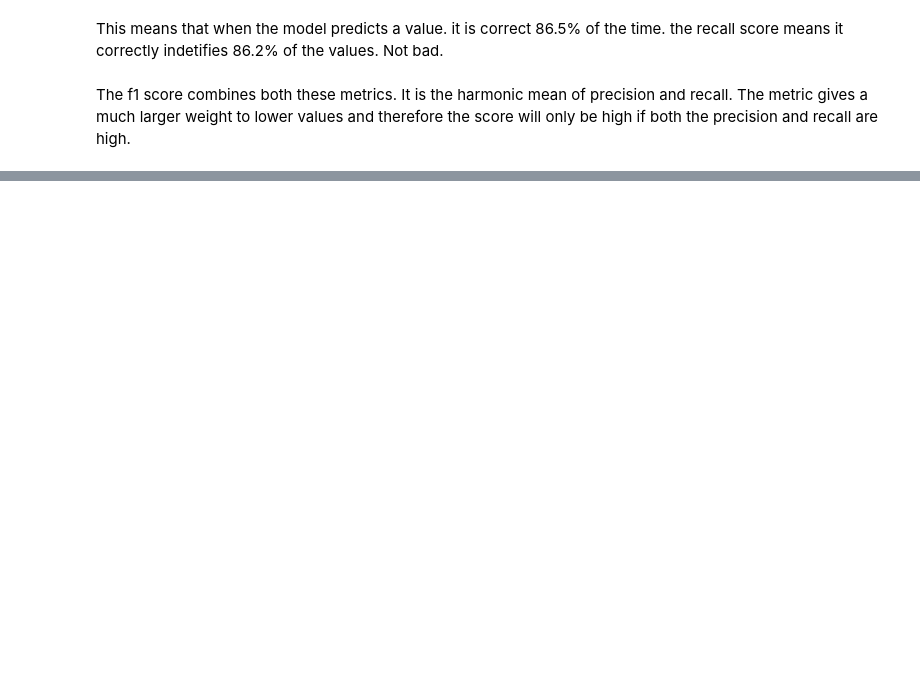
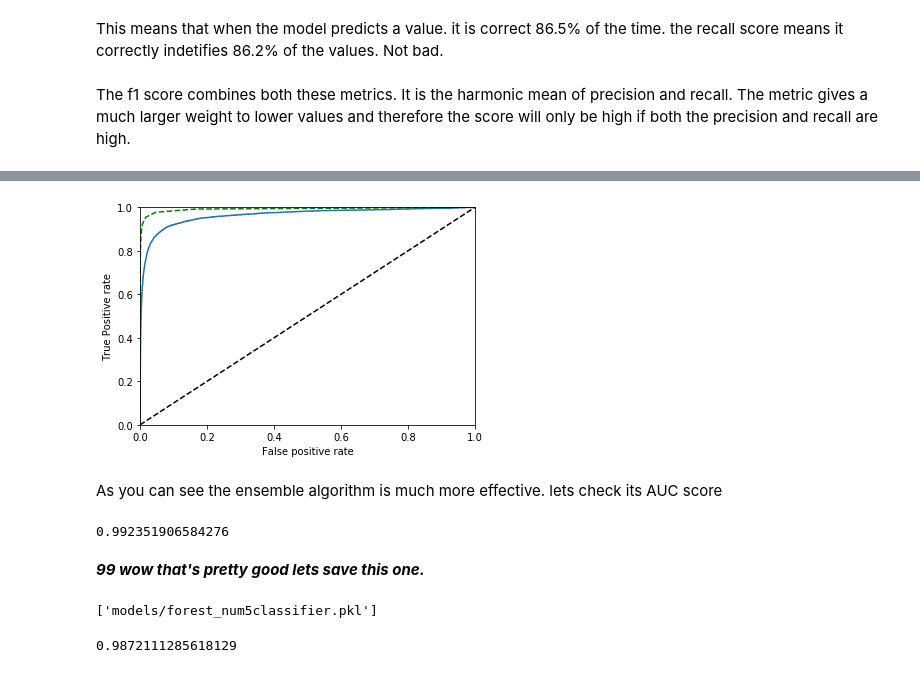
Before and after one commit to oeg1n18/ML_Projects, a Jupyter notebook: MNIST.ipynb, the cells around one changed output, grey strips where cells are left out. Saved outputs shown, nothing was run; the diff lists cells and outputs as text; code cells hidden in the pictures; blank space fills up the shorter version.

```diff
--- a/MNIST.ipynb
+++ b/MNIST.ipynb
@@ -152,0 +247,4 @@ f1 score is high when the recall and precision are equal. This however may not a
+# %%
+from sklearn.ensemble import RandomForestClassifier
+ran_forest = RandomForestClassifier(random_state=42)
+y_proba_forest = cross_val_predict(ran_forest, data_dict['X_train'], bin_target, cv=3, method="predict_proba")
@@ -152,0 +262,34 @@ f1 score is high when the recall and precision are equal. This however may not a
+# %%
+y_scores_forest = y_proba_forest[:,1] #the second column probablity that the value is a 5
+# %%
+fpr_forest, tpr_forest, thresholds_forest = roc_curve(bin_target, y_scores_forest)
+# %%
+def plt_two_roc_curve(FPR, TPR, FPR2, TPR2, label=None, label2=None):
+    plt.plot(FPR, TPR, label=label)
+    plt.plot(FPR2, TPR2, "g--", label=label2)
+    plt.plot([0,1], [0,1], "k--")
+    plt.axis([0,1,0,1])
+    plt.xlabel("False positive rate")
+    plt.ylabel("True Positive rate")
+    plt.show()
+# %%
+plt_two_roc_curve(TPR, FPR, fpr_forest, tpr_forest, label="SGDC", label2="RandomForest")
+# %% [output]
+[figure, added]
+# %% [markdown]
+As you can see the ensemble algorithm is much more effective. lets check its AUC score
+# %%
+roc_auc_score(bin_target, y_scores_forest)
+# %% [output]
+0.992351906584276
+# %% [markdown]
+***99 wow that's pretty good lets save this one.***
+# %%
+joblib.dump(ran_forest, "models/forest_num5classifier.pkl")
+# %% [output]
+['models/forest_num5classifier.pkl']
+# %%
+y_train_pred = cross_val_predict(ran_forest, data_dict['X_train'], bin_target, cv=3)
+precision_score(bin_target, y_train_pred)
+# %% [output]
+0.9872111285618129
```
Also changed, not shown: parts of 33 cells of this notebook, 12 other files.
